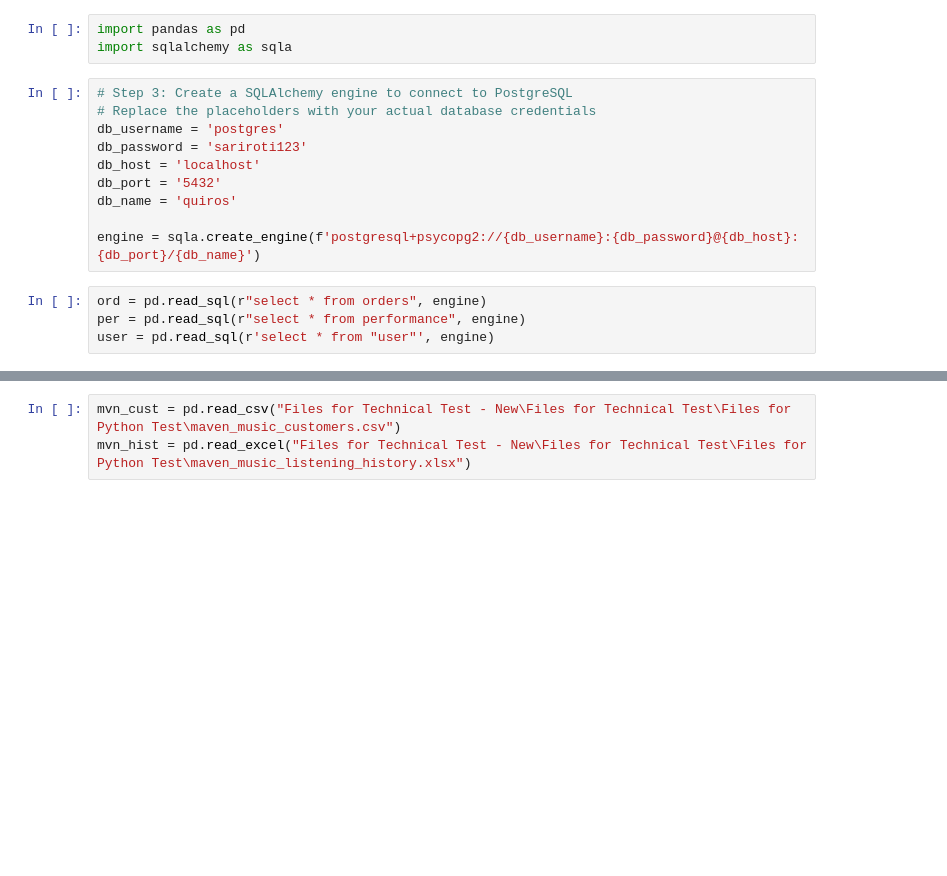
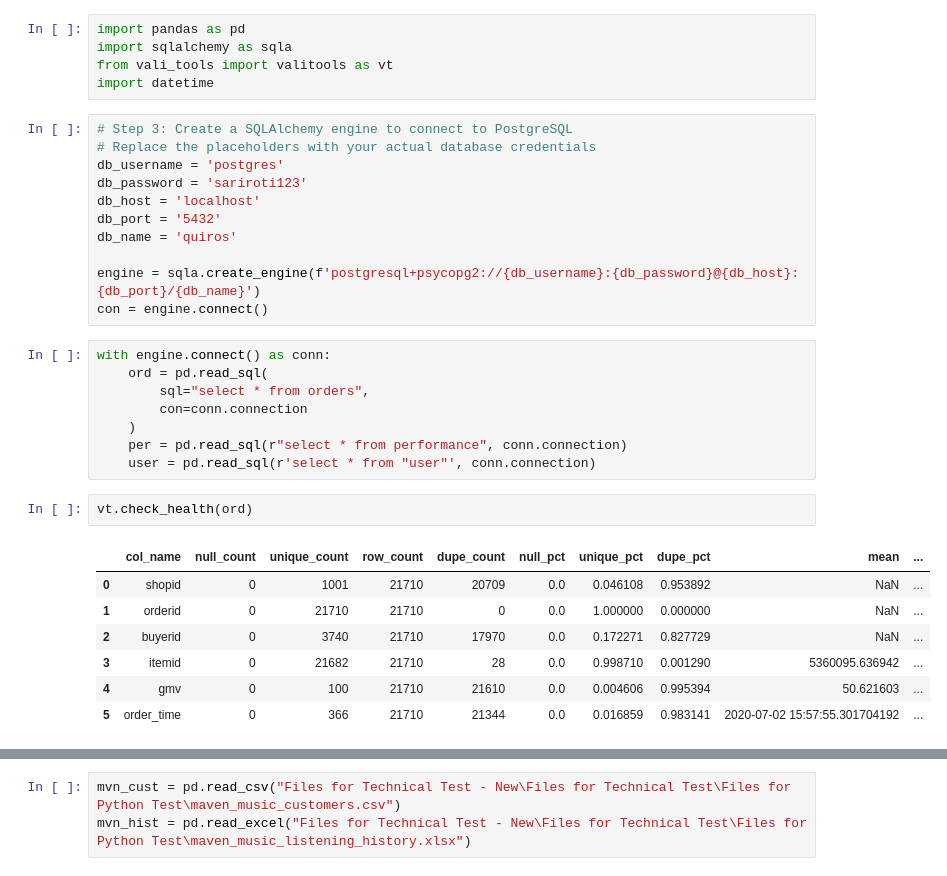
Before and after one commit to zylbergs/telmark, a Jupyter notebook: dev_main.ipynb, the cells around one changed output, grey strips where cells are left out. Cells and saved outputs as stored; diff of their text form; blank space fills up the shorter version.

```diff
--- a/dev_main.ipynb
+++ b/dev_main.ipynb
@@ -1,6 +1,8 @@
 # %%
 import pandas as pd
 import sqlalchemy as sqla
+from vali_tools import valitools as vt
+import datetime
 # %%
 # Step 3: Create a SQLAlchemy engine to connect to PostgreSQL
 # Replace the placeholders with your actual database credentials
@@ -11,7 +13,22 @@ db_port = '5432'
 db_name = 'quiros'
 
 engine = sqla.create_engine(f'postgresql+psycopg2://{db_username}:{db_password}@{db_host}:{db_port}/{db_name}')
+con = engine.connect()
 # %%
-ord = pd.read_sql(r"select * from orders", engine)
-per = pd.read_sql(r"select * from performance", engine)
-user = pd.read_sql(r'select * from "user"', engine)
+with engine.connect() as conn:
+    ord = pd.read_sql(
+        sql="select * from orders",
+        con=conn.connection
+    )
+    per = pd.read_sql(r"select * from performance", conn.connection)
+    user = pd.read_sql(r'select * from "user"', conn.connection)
+# %%
+vt.check_health(ord)
+# %% [output]
+|  | col_name | null_count | unique_count | row_count | dupe_count | null_pct | unique_pct | dupe_pct | mean | ... |
+| 0 | shopid | 0 | 1001 | 21710 | 20709 | 0.0 | 0.046108 | 0.953892 | NaN | ... |
+| 1 | orderid | 0 | 21710 | 21710 | 0 | 0.0 | 1.000000 | 0.000000 | NaN | ... |
+| 2 | buyerid | 0 | 3740 | 21710 | 17970 | 0.0 | 0.172271 | 0.827729 | NaN | ... |
+| 3 | itemid | 0 | 21682 | 21710 | 28 | 0.0 | 0.998710 | 0.001290 | 5360095.636942 | ... |
+| 4 | gmv | 0 | 100 | 21710 | 21610 | 0.0 | 0.004606 | 0.995394 | 50.621603 | ... |
+| 5 | order_time | 0 | 366 | 21710 | 21344 | 0.0 | 0.016859 | 0.983141 | 2020-07-02 15:57:55.301704192 | ... |
```
Also changed, not shown: parts of 15 cells of this notebook, 6 other files.
